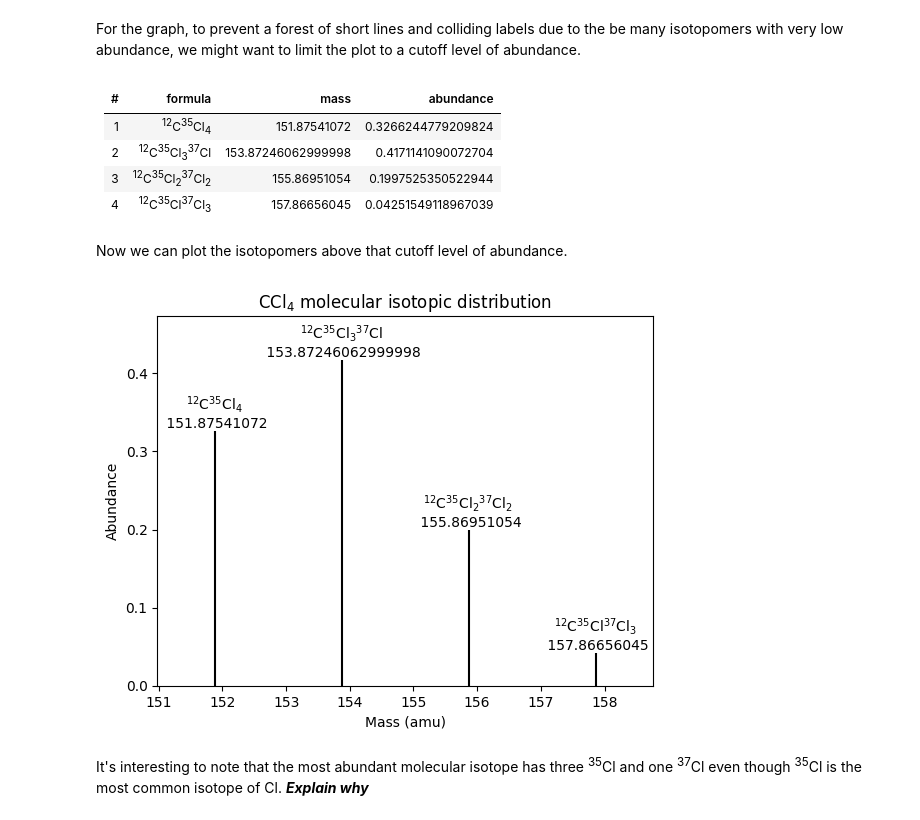
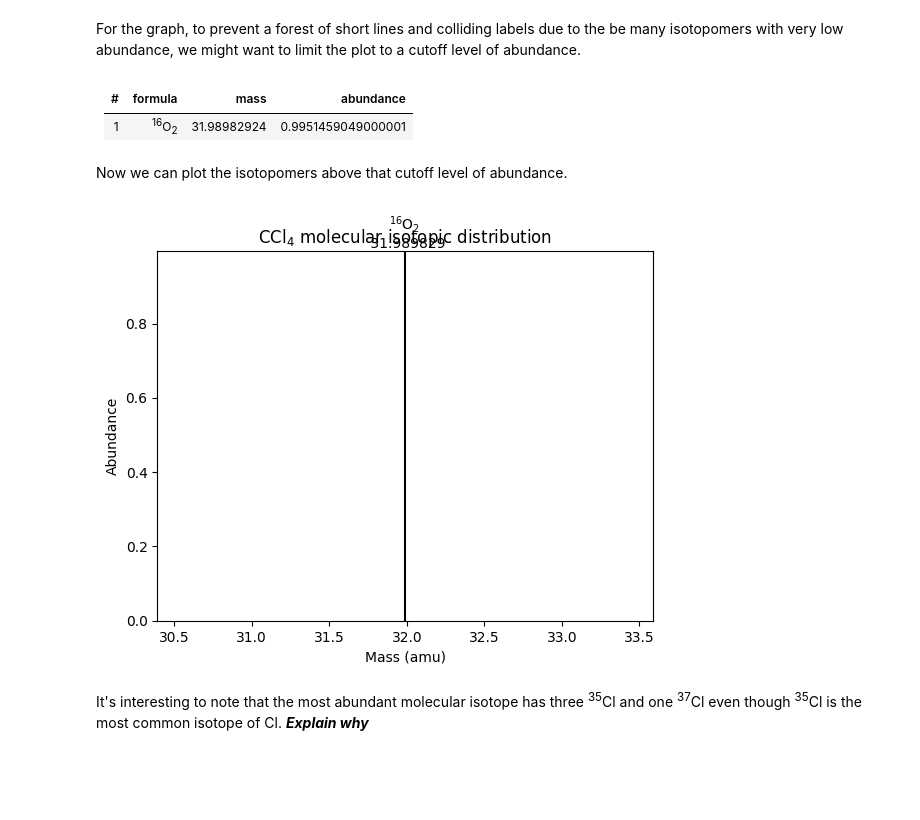
Before and after one commit to bertiewooster/bertiewooster.github.io, a Jupyter notebook: _notebooks/Mass_spectrometry_molecular_isotopic_distribution_1.ipynb, the cells around one changed output. Cells and saved outputs as stored; diff of their text form; code cells hidden in the pictures; blank space fills up the shorter version.

```diff
--- a/_notebooks/Mass_spectrometry_molecular_isotopic_distribution_1.ipynb
+++ b/_notebooks/Mass_spectrometry_molecular_isotopic_distribution_1.ipynb
@@ -51,6 +51,11 @@ We use carbon tetrachloride as the example molecule.
 # %%
 # Carbon tetrachloride
 sml = "ClC(Cl)(Cl)Cl"
+
+sml = "CS"
+
+sml = "S=C=S"
+sml = "O=O"
 # %% [markdown]
 Because RDKit excludes hydrogen atoms by default, but we want to assign isotopes to any hydrogen atoms that might be in our molecule, we tell RDKit to add hydrogens.
 # %%
@@ -513,10 +496,7 @@ Markdown(table_cutoff)
 # %% [output]
 | # | formula | mass | abundance |
 | --- | --- | --- | --- |
-| 1 | <sup>12</sup>C<sup>35</sup>Cl<sub>4</sub> | 151.87541072 | 0.3266244779209824 |
-| 2 | <sup>12</sup>C<sup>35</sup>Cl<sub>3</sub><sup>37</sup>Cl | 153.87246062999998 | 0.4171141090072704 |
-| 3 | <sup>12</sup>C<sup>35</sup>Cl<sub>2</sub><sup>37</sup>Cl<sub>2</sub> | 155.86951054 | 0.1997525350522944 |
-| 4 | <sup>12</sup>C<sup>35</sup>Cl<sup>37</sup>Cl<sub>3</sub> | 157.86656045 | 0.04251549118967039 |
+| 1 | <sup>16</sup>O<sub>2</sub> | 31.98982924 | 0.9951459049000001 |
 # %% [markdown]
 Now we can plot the isotopomers above that cutoff level of abundance.
 # %%
@@ -529,35 +509,35 @@ plt.ylabel('Abundance')
 formula = "CCl_{4}"
 # Use C-style string formatting with the % operator to avoid conflicts with using braces for both LaTeX and {}.format()
 title = r"${\rm %s}$ molecular isotopic distribution" % formula
 plt.title(title)
 
 # Adjust x-axis limits to allow more space on the left and right for labels
 xrange = max(agg_df_cutoff['mass']) - min(agg_df_cutoff['mass'])
 xpad = xrange * 0.15
 plt.xlim(min(agg_df_cutoff['mass']) - xpad, max(agg_df_cutoff['mass']) + xpad)
 
 # Adjust y-axis limits to start at zero and allow more space on the top for labels
 yrange = max(agg_df_cutoff['abundance']) - min(agg_df_cutoff['abundance'])
 ypad = yrange * 0.15
 plt.ylim(0, max(agg_df_cutoff['abundance']) + ypad)
 
 # Iterate through the rows (data points)
 for index, (mass, abundance, formula) in enumerate(zip(agg_df_cutoff['mass'], agg_df_cutoff['abundance'], agg_df_cutoff['formula_latex'])):
     # Add vertical lines from each data point to the x-axis
     plt.vlines(x=mass, ymin=0, ymax=abundance, colors='black')
 
     # Label the data points by mass
-    label = r"${\rm %s}$ %s %s" % (formula.strip("$"), "\n", mass)
+    label = r"${\rm %s}$ %s %s" % (formula.strip("$"), "\n", round(mass,6))
     plt.text(
         x=mass,
         y=abundance,
         s=label,
         ha='center',
         va='bottom')
 
 plt.show()
 # %% [output]
-[figure, old version]
+[figure, new version]
 # %% [markdown]
 It's interesting to note that the most abundant molecular isotope has three <sup>35</sup>Cl and one <sup>37</sup>Cl even though <sup>35</sup>Cl is the most common isotope of Cl. ***Explain why***
 # %% [markdown]
```
Also changed, not shown: parts of 10 cells of this notebook, 1 other file.
